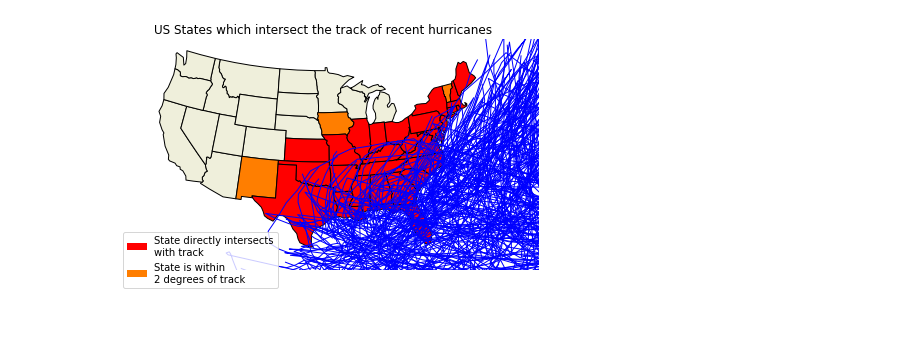
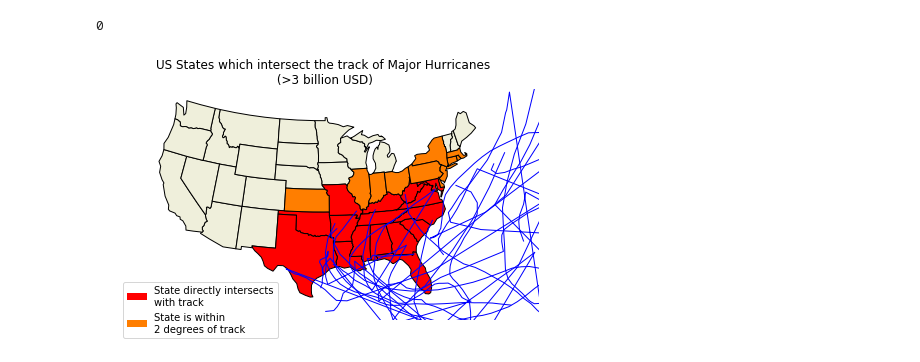
Before and after one commit to patrickcgray/geospatial, a Jupyter notebook: hurricanes.ipynb, the cells around one changed output. Drawn from its saved outputs; the diff is of its cells as text; code cells hidden in the pictures; blank space fills up the shorter version.

```diff
--- a/hurricanes.ipynb
+++ b/hurricanes.ipynb
@@ -18,6 +19,10 @@ def prep_data(filename):
     lons = data['Longitude']
     lats = data['Latitude']
     return(list(-1*lons), list(lats))
+# %%
+(hurricane_csv.loc[hurricane_csv['name'] == "Amy"]["category"]).max()
+# %% [output]
+0
 # %%
 def sample_data():
     """
@@ -46,7 +51,8 @@ def hurricane_data(name):
     #costs = pd.read_csv('hurricane_costs.csv', sep=",")
     lons = hurricane_csv.loc[hurricane_csv['name'] == name]["long"]
     lats = hurricane_csv.loc[hurricane_csv['name'] == name]["lat"]
-    return(lons, lats)
+    category = (hurricane_csv.loc[hurricane_csv['name'] == name]["category"]).max()
+    return(lons, lats, category, name)
 
 def visualize_track(storms):
     fig = plt.figure()
@@ -64,20 +70,14 @@ def visualize_track(storms):
     ax.background_patch.set_visible(False)
     ax.outline_patch.set_visible(False)
 
-    #ax.set_title('US States which intersect the track of Major Hurricanes\n (>3 billion USD)')
-    ax.set_title('US States which intersect the track of recent hurricanes')
+    ax.set_title('US States which intersect the track of Major Hurricanes\n (>3 billion USD)')
+    #ax.set_title('US States which intersect the track of recent hurricanes')
 
+    # turn the lons and lats into shapely LineStrings
     cane_tracks = []
     for name in storms:
-        lons, lats = hurricane_data(name)
+        lons, lats, category, name = hurricane_data(name)
         cane_tracks.append(sgeom.LineString(zip(lons, lats)))
-
-    # turn the lons and lats into a shapely LineString
-    lons, lats = prep_data('florence_track.txt')
-    track_flo = sgeom.LineString(zip(lons, lats))
-    lons, lats =  hurricane_data('Hugo')
-    #lons, lats = sample_data()
-    track = sgeom.LineString(zip(lons, lats))
 
     # buffer the linestring by two degrees (note: this is a non-physical
     # distance)
@@ -122,12 +122,12 @@ def visualize_track(storms):
 
     plt.show()
 # %%
-storms = ["Katrina","Harvey","Maria","Sandy","Irma","Ike","Wilma","Andrew","Ivan","Rita","Charley","Florence",
+major_storms = ["Katrina","Harvey","Maria","Sandy","Irma","Ike","Wilma","Andrew","Ivan","Rita","Charley","Florence",
           "Matthew","Irene","Frances","Hugo","Georges","Allison","Gustav"]
-#storms=["Allison"]
 
-storms = hurricane_csv.name.unique()
 
-visualize_track(storms)
+all_storms = hurricane_csv.name.unique()
+
+visualize_track(major_storms)
 # %% [output]
-[figure, old version]
+[figure, new version]
```
Also changed, not shown: parts of 2 cells of this notebook.
